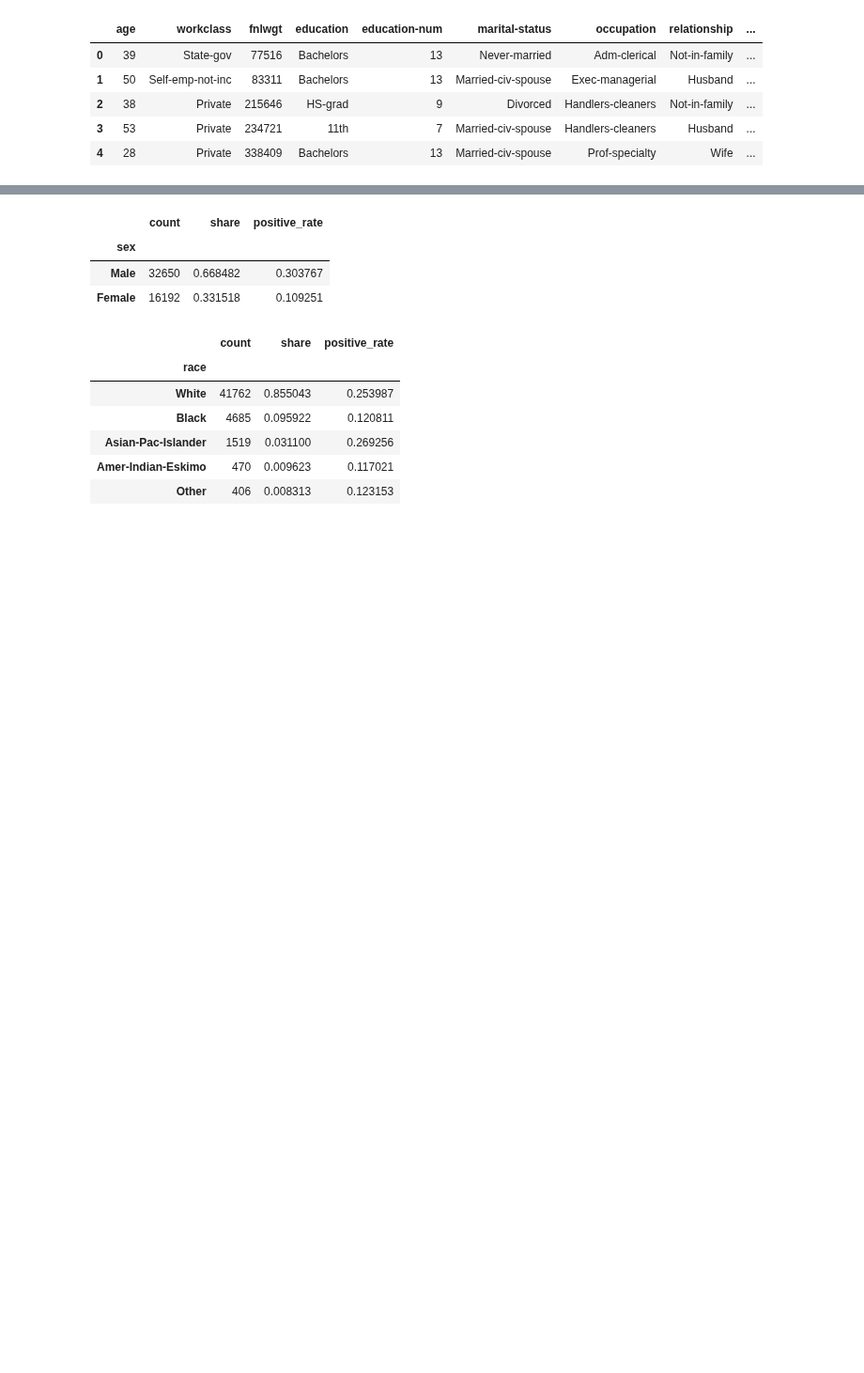
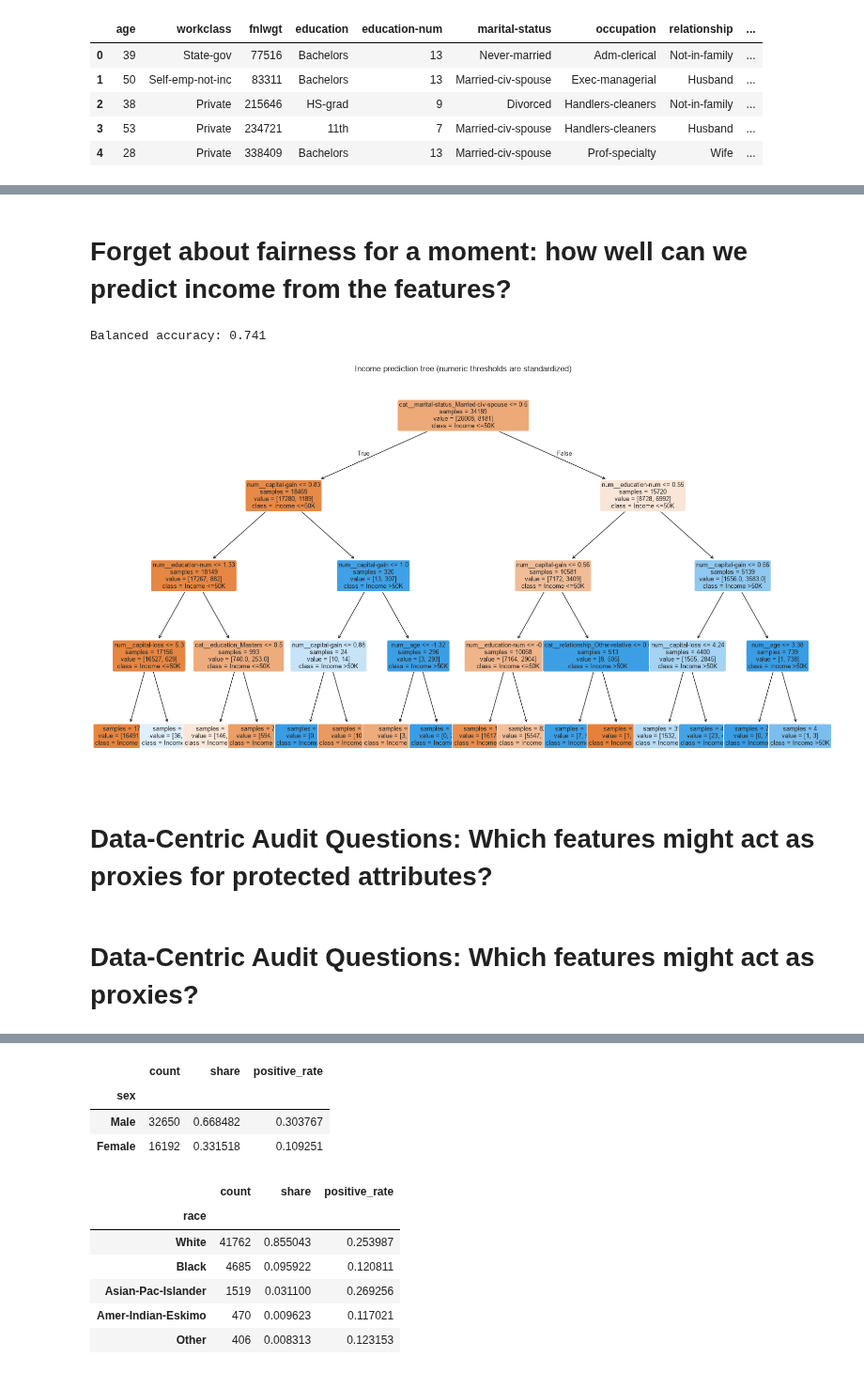
Before and after one commit to w4bo/AA2627-unibo-dcai, a Jupyter notebook: slides/lab-04-fairness.ipynb, the cells around one changed output, grey strips where cells are left out. Shown at 94% size. Saved outputs shown, nothing was run; the diff lists cells and outputs as text; code cells hidden in the pictures; blank space fills up the shorter version.

```diff
--- a/slides/lab-04-fairness.ipynb
+++ b/slides/lab-04-fairness.ipynb
@@ -451,7 +489,10 @@ def load_cached_csv(url, filename, **kwargs):
             sleep(2 ** attempt)
 # %%
 #| echo: false
-def make_tabular_pipeline(X):
+from sklearn.tree import DecisionTreeClassifier
+
+
+def make_tabular_pipeline(X, depth=5):
     preprocessor = ColumnTransformer([
         ("num", Pipeline([
             ("imputer", SimpleImputer(strategy="median")), ("scaler", StandardScaler()),
@@ -463,5 +504,5 @@ def make_tabular_pipeline(X):
     ])
     return Pipeline([
         ("preprocess", preprocessor),
-        ("model", LogisticRegression(max_iter=1000, solver="liblinear", random_state=RANDOM_STATE)),
+        ("model", DecisionTreeClassifier(max_depth=depth, random_state=RANDOM_STATE)),
     ])
@@ -501,8 +522,5 @@ Source: [UCI Adult dataset](https://archive.ics.uci.edu/dataset/2/adult), downlo
 # %%
-adult_df = load_cached_csv(
-    "https://archive.ics.uci.edu/static/public/2/data.csv", "adult.csv",
-    na_values="?", skipinitialspace=True,
-)
+adult_df = load_cached_csv("https://archive.ics.uci.edu/static/public/2/data.csv", "adult.csv", na_values="?", skipinitialspace=True,)
 y_adult = (adult_df.pop("income").str.rstrip(".") == ">50K").astype(int)
 X_adult_raw = adult_df.copy()
 adult_df["income_gt_50k"] = y_adult
@@ -558,0 +537,4 @@ dtype: float64
+# %%
+X_train, X_test, y_train, y_test = train_test_split(X_adult_raw, y_adult, test_size=0.30, random_state=RANDOM_STATE, stratify=y_adult,)
+baseline = make_tabular_pipeline(X_train, depth=4)
+baseline
@@ -558,0 +562,32 @@ dtype: float64
+# %% [markdown]
+# Forget about fairness for a moment: how well can we predict income from the features?
+# %%
+baseline.fit(X_train, y_train)
+y_pred_base = baseline.predict(X_test)
+y_score_base = baseline.predict_proba(X_test)[:, 1]
+y_accuracy = round(balanced_accuracy_score(y_test, y_pred_base), 3)
+print("Balanced accuracy:", y_accuracy)
+y_pred_raw = y_pred_base.copy()  # Save predictions before baseline is reused.
+# %% [output]
+Balanced accuracy: 0.741
+# %%
+#| echo: false
+#| fig-width: 18
+#| fig-height: 7
+from sklearn.tree import plot_tree
+
+fig, ax = plt.subplots(figsize=(16, 9))
+plot_tree(
+    baseline.named_steps["model"],
+    feature_names=baseline.named_steps["preprocess"].get_feature_names_out(),
+    class_names=["Income <=50K", "Income >50K"],
+    filled=True, rounded=True, impurity=False, precision=2, fontsize=9,
+    ax=ax,
+)
+ax.set_title("Income prediction tree (numeric thresholds are standardized)")
+plt.tight_layout()
+plt.show()
+# %% [output]
+[figure, added]
+# %% [markdown]
+# Data-Centric Audit Questions: Which features might act as proxies for protected attributes?
@@ -558,0 +630,2 @@ dtype: float64
+# %% [markdown]
+# Data-Centric Audit Questions: Which features might act as proxies?
```
Also changed, not shown: parts of 62 cells of this notebook, 1 other file.
